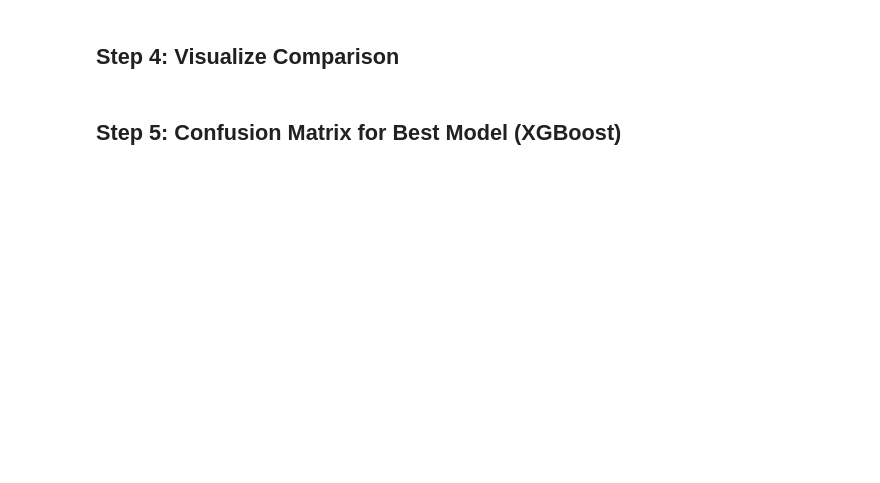
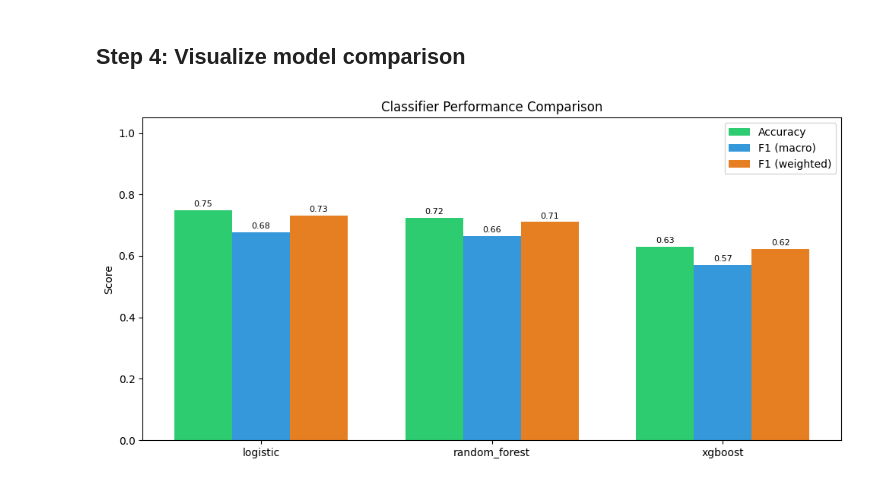
Before and after one commit to Uni-coder-harsh/FarrahAI, a Jupyter notebook: notebooks/02_topic_classification.ipynb, the cells around one changed output. Saved outputs shown, nothing was run; the diff lists cells and outputs as text; code cells hidden in the pictures; blank space fills up the shorter version.

```diff
--- a/notebooks/02_topic_classification.ipynb
+++ b/notebooks/02_topic_classification.ipynb
@@ -77,6 +114,9 @@ print(df['topic'].value_counts())
 # %%
-vectorizer, X = build_tfidf_features(df['text'].tolist(), max_features=3000)
+MAX_FEATURES = 5000
+
+vectorizer, X = build_tfidf_features(df['text'].tolist(), max_features=MAX_FEATURES)
 y = df['topic'].tolist()
 
-print(f'Feature matrix: {X.shape}')
-print(f'Labels: {len(set(y))} classes')
+print(f'Feature matrix shape: {X.shape}')
+print(f'Vocabulary size: {len(vectorizer.vocabulary_)}')
+print(f'Number of classes: {len(set(y))}')
@@ -88,0 +129,14 @@ print('\nSaved to outputs/classifier_comparison.csv ✓')
+# %%
+comparison_df = compare_classifiers(X, y)
+
+if comparison_df.empty:
+    raise RuntimeError('No classifier could be trained. Check package dependencies.')
+
+comparison_df = comparison_df.sort_values('F1 (macro)', ascending=False).reset_index(drop=True)
+best_model_type = comparison_df.loc[0, 'Model']
+
+comparison_df.to_csv('../outputs/classifier_comparison.csv', index=False)
+print('Saved: ../outputs/classifier_comparison.csv')
+print(f'Best model by F1 (macro): {best_model_type}')
+
+display(comparison_df)
@@ -89,26 +185,26 @@ print('\nSaved to outputs/classifier_comparison.csv ✓')
 # %% [markdown]
-## Step 4: Visualize Comparison
+## Step 4: Visualize model comparison
 # %%
-fig, ax = plt.subplots(figsize=(9, 5))
+fig, ax = plt.subplots(figsize=(10, 5))
 x = np.arange(len(comparison_df))
 width = 0.25
 
-b1 = ax.bar(x - width,   comparison_df['Accuracy'],     width, label='Accuracy',      color='#2ecc71')
-b2 = ax.bar(x,           comparison_df['F1 (macro)'],   width, label='F1 (macro)',     color='#3498db')
-b3 = ax.bar(x + width,   comparison_df['F1 (weighted)'],width, label='F1 (weighted)',  color='#e67e22')
+b1 = ax.bar(x - width, comparison_df['Accuracy'], width, label='Accuracy', color='#2ecc71')
+b2 = ax.bar(x, comparison_df['F1 (macro)'], width, label='F1 (macro)', color='#3498db')
+b3 = ax.bar(x + width, comparison_df['F1 (weighted)'], width, label='F1 (weighted)', color='#e67e22')
 
 ax.set_xticks(x)
-ax.set_xticklabels(comparison_df['Model'], fontsize=11)
-ax.set_ylim(0, 1.1)
+ax.set_xticklabels(comparison_df['Model'], fontsize=10)
+ax.set_ylim(0, 1.05)
 ax.set_ylabel('Score')
-ax.set_title('Classifier Performance Comparison — FarrahAI Topic Classification')
+ax.set_title('Classifier Performance Comparison')
 ax.legend()
 ax.bar_label(b1, fmt='%.2f', padding=2, fontsize=8)
 ax.bar_label(b2, fmt='%.2f', padding=2, fontsize=8)
 ax.bar_label(b3, fmt='%.2f', padding=2, fontsize=8)
 
 plt.tight_layout()
 plt.savefig('../outputs/classifier_comparison_chart.png', dpi=150)
 plt.show()
+# %% [output]
+[figure, added]
-# %% [markdown]
-## Step 5: Confusion Matrix for Best Model (XGBoost)
```
Also changed, not shown: parts of 16 cells of this notebook.
